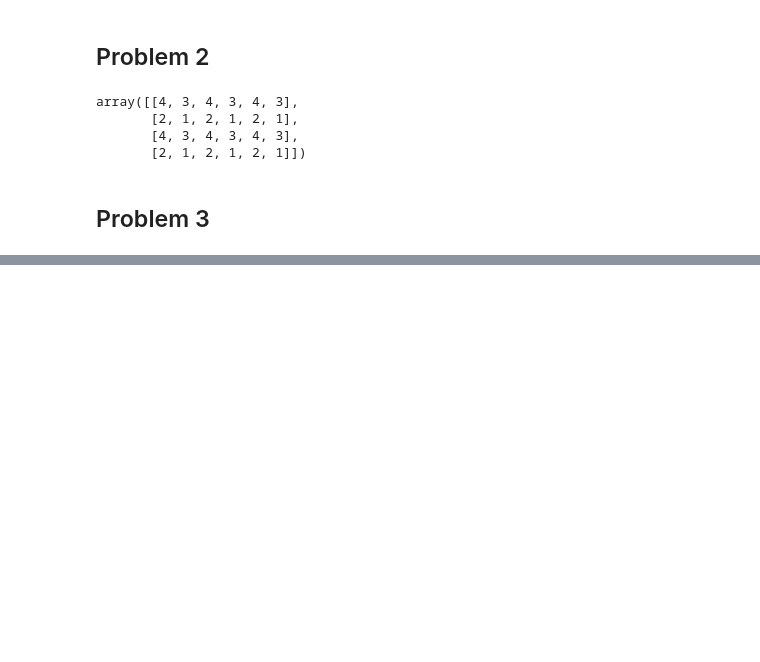
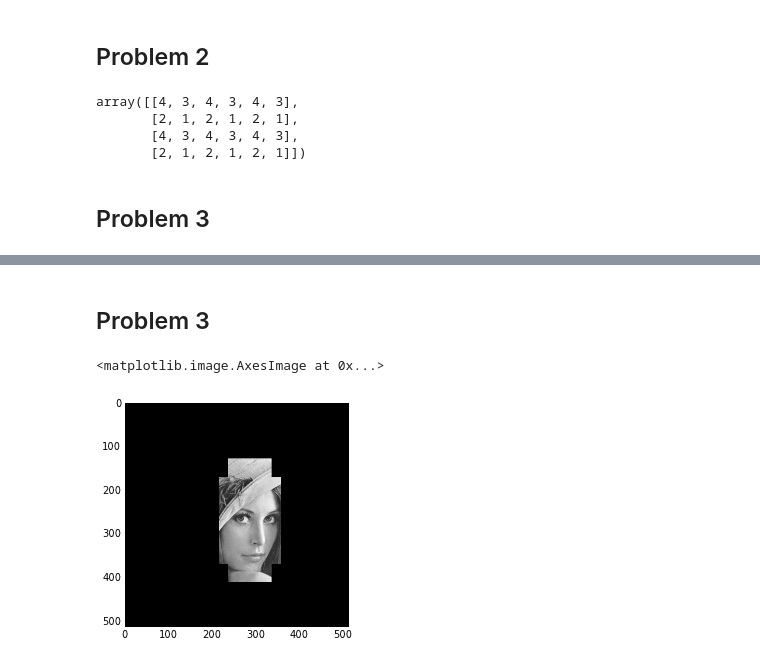
Before and after one commit to cdcunnin/PHYS202-S13, a Jupyter notebook: week2/NumpyEX1.ipynb, the cells around one changed output, grey strips where cells are left out. Drawn from its saved outputs; the diff is of its cells as text; code cells hidden in the pictures; blank space fills up the shorter version.

```diff
--- a/week2/NumpyEX1.ipynb
+++ b/week2/NumpyEX1.ipynb
@@ -46,0 +105,16 @@ Problem 3
+# %% [markdown]
+Problem 3
+----
+# %%
+#a) Import a stock image
+
+from scipy import misc
+lena = misc.lena()
+# %%
+#b) display a stock image in color
+
+
+imshow(lena, cmap=cm.gray)
+# %% [output]
+<matplotlib.image.AxesImage at 0x...>
+[figure, added]
```
Also changed, not shown: parts of 12 cells of this notebook.
